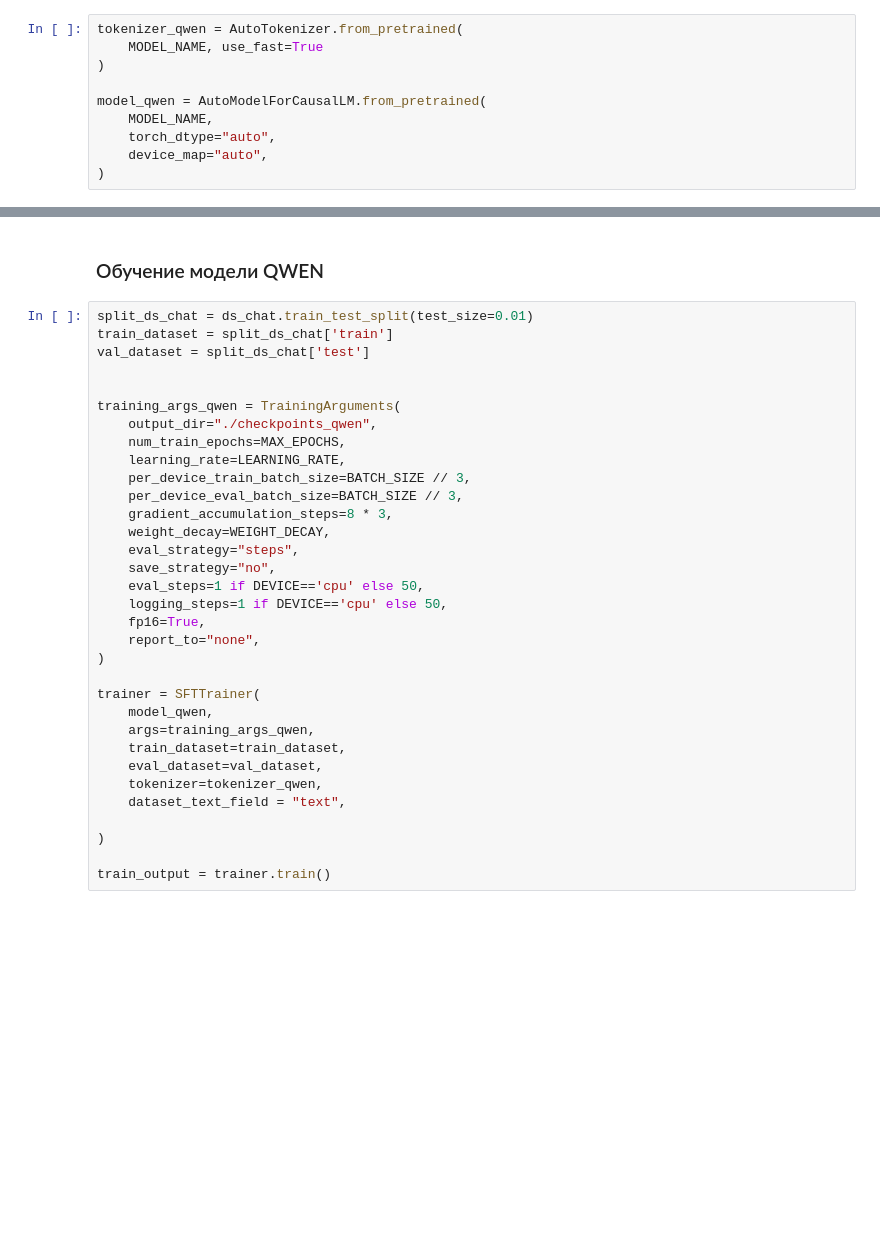
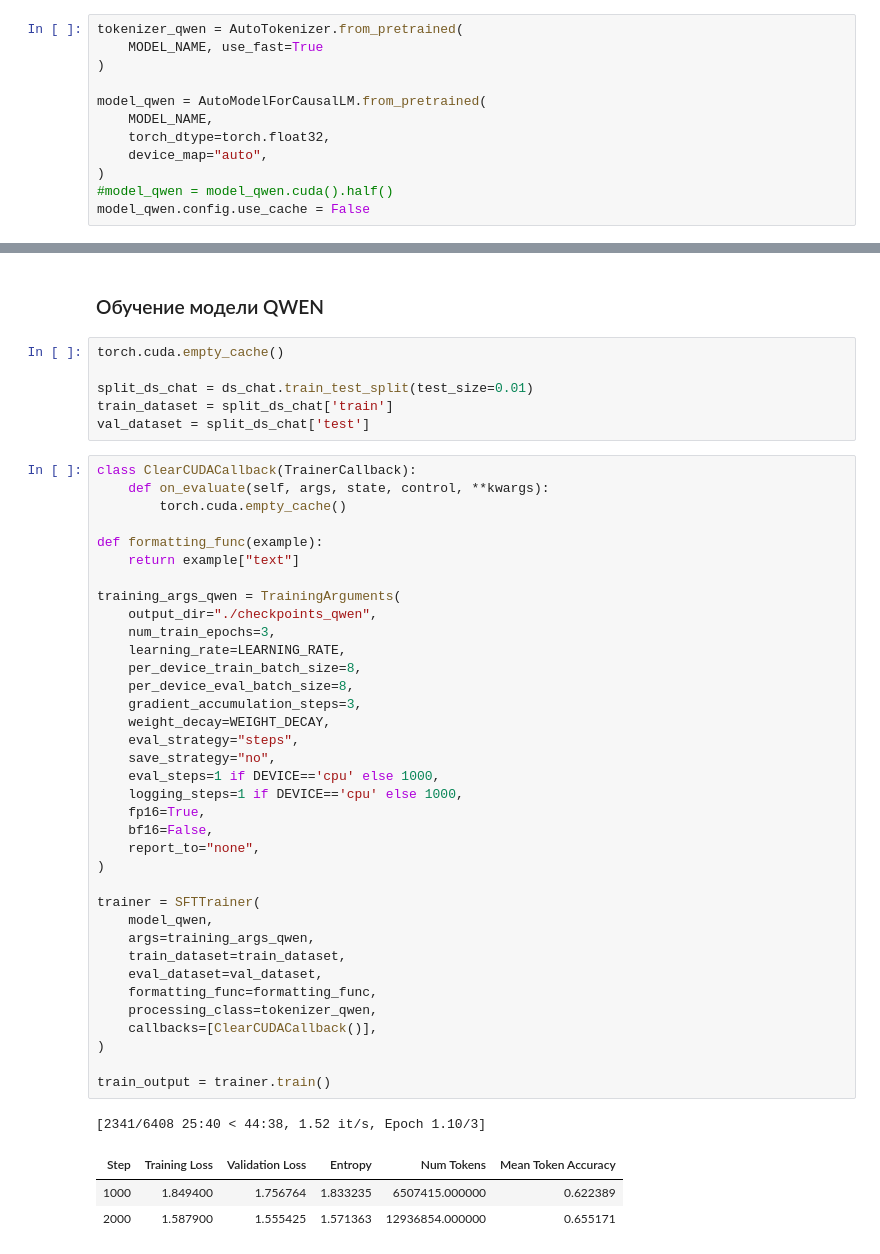
Before and after one commit to Sergeev-77/NLP_sprint_2_project, a Jupyter notebook: test.ipynb, the cells around one changed output, grey strips where cells are left out. Saved outputs shown, nothing was run; the diff lists cells and outputs as text; blank space fills up the shorter version.

```diff
--- a/test.ipynb
+++ b/test.ipynb
@@ -539,9 +555,11 @@ tokenizer_qwen = AutoTokenizer.from_pretrained(
 
 model_qwen = AutoModelForCausalLM.from_pretrained(
     MODEL_NAME,
-    torch_dtype="auto",
+    torch_dtype=torch.float32,
     device_map="auto",
 )
+#model_qwen = model_qwen.cuda().half()
+model_qwen.config.use_cache = False
 # %% [markdown]
 ### Ответы сырой модели
 # %%
@@ -604,36 +658,50 @@ ds_chat[0]
 # %% [markdown]
 ### Обучение модели QWEN
 # %%
+torch.cuda.empty_cache()
+
 split_ds_chat = ds_chat.train_test_split(test_size=0.01)
 train_dataset = split_ds_chat['train']
 val_dataset = split_ds_chat['test']
-
-
-training_args_qwen = TrainingArguments(
-    output_dir="./checkpoints_qwen",
-    num_train_epochs=MAX_EPOCHS,
-    learning_rate=LEARNING_RATE,
-    per_device_train_batch_size=BATCH_SIZE // 3,
-    per_device_eval_batch_size=BATCH_SIZE // 3,
-    gradient_accumulation_steps=8 * 3,
-    weight_decay=WEIGHT_DECAY,
-    eval_strategy="steps",
-    save_strategy="no",
-    eval_steps=1 if DEVICE=='cpu' else 50,
-    logging_steps=1 if DEVICE=='cpu' else 50,
-    fp16=True,
-    report_to="none",
-)
-
-trainer = SFTTrainer(
-    model_qwen,
-    args=training_args_qwen,
-    train_dataset=train_dataset,
-    eval_dataset=val_dataset,
-    tokenizer=tokenizer_qwen,
-    dataset_text_field = "text",
-
-)
-
-train_output = trainer.train()
+# %%
+class ClearCUDACallback(TrainerCallback):
+    def on_evaluate(self, args, state, control, **kwargs):
+        torch.cuda.empty_cache()
+
+def formatting_func(example):
+    return example["text"]
+
+training_args_qwen = TrainingArguments(
+    output_dir="./checkpoints_qwen",
+    num_train_epochs=3,
+    learning_rate=LEARNING_RATE,
+    per_device_train_batch_size=8,
+    per_device_eval_batch_size=8,
+    gradient_accumulation_steps=3,
+    weight_decay=WEIGHT_DECAY,
+    eval_strategy="steps",
+    save_strategy="no",
+    eval_steps=1 if DEVICE=='cpu' else 1000,
+    logging_steps=1 if DEVICE=='cpu' else 1000,
+    fp16=True,
+    bf16=False,
+    report_to="none",
+)
+
+trainer = SFTTrainer(
+    model_qwen,
+    args=training_args_qwen,
+    train_dataset=train_dataset,
+    eval_dataset=val_dataset,
+    formatting_func=formatting_func,
+    processing_class=tokenizer_qwen,
+    callbacks=[ClearCUDACallback()],
+)
+
+train_output = trainer.train()
+# %% [output]
+[2341/6408 25:40 < 44:38, 1.52 it/s, Epoch 1.10/3]
+| Step | Training Loss | Validation Loss | Entropy | Num Tokens | Mean Token Accuracy |
+| 1000 | 1.849400 | 1.756764 | 1.833235 | 6507415.000000 | 0.622389 |
+| 2000 | 1.587900 | 1.555425 | 1.571363 | 12936854.000000 | 0.655171 |
 # %%
```
Also changed, not shown: parts of 8 cells of this notebook.
